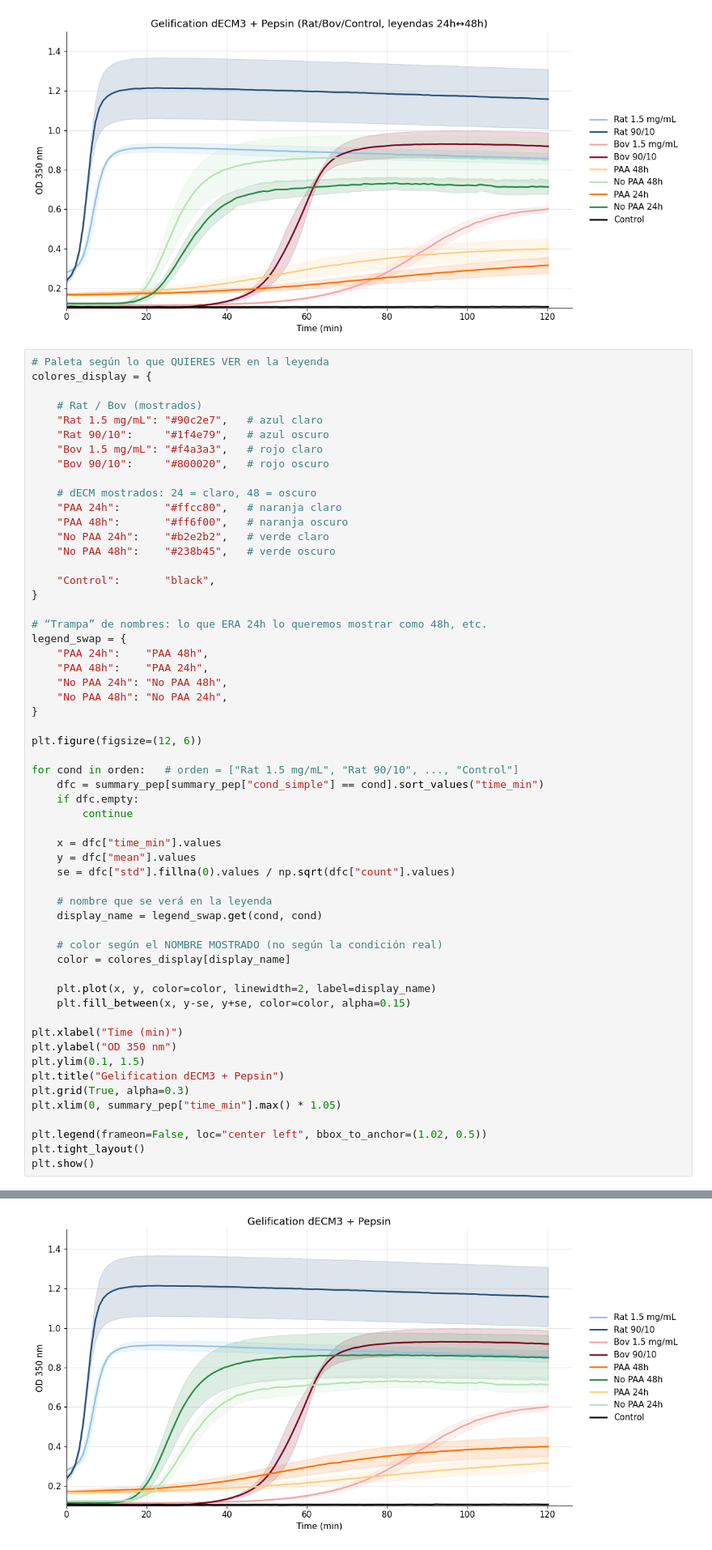
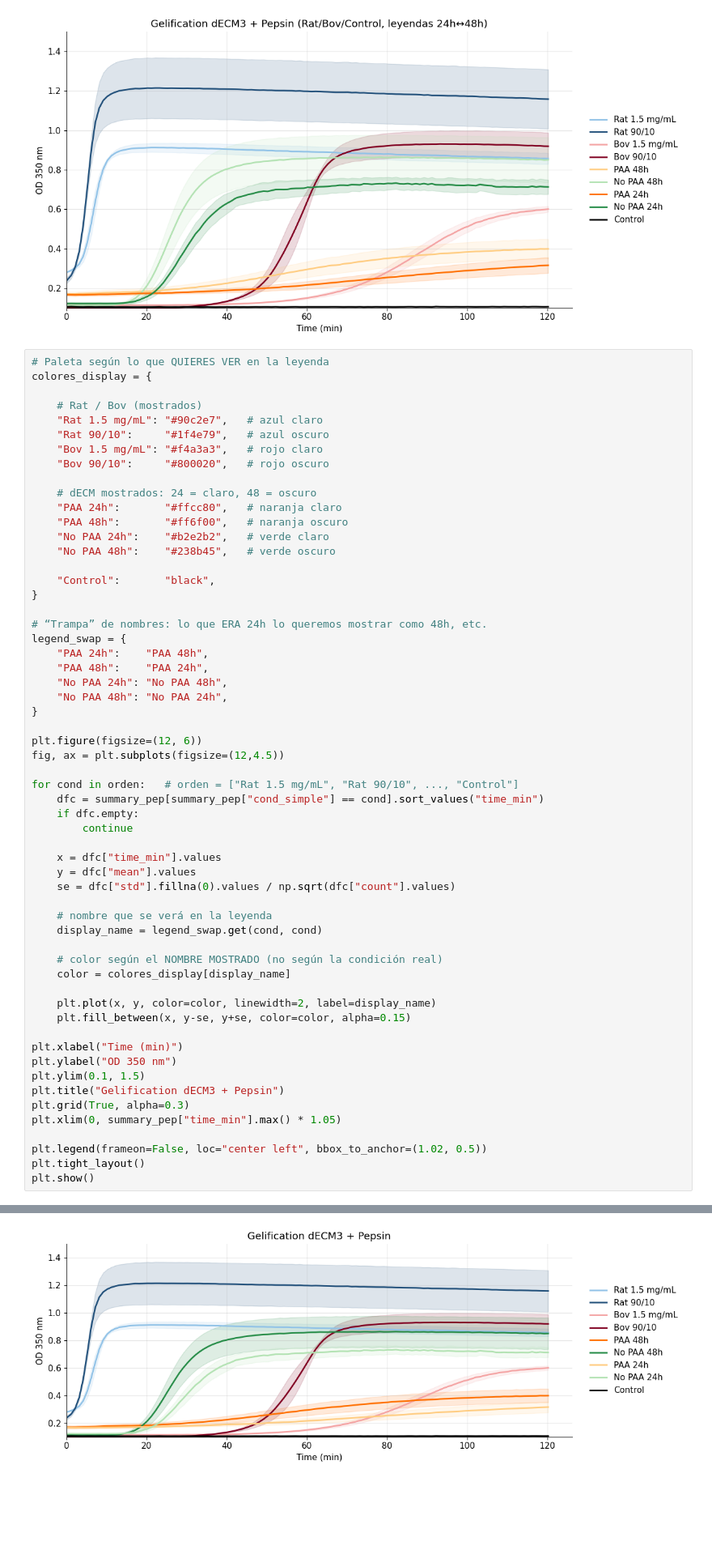
Before and after one commit to Bertaalcolea/Collagen_studies, a Jupyter notebook: dECM5.ipynb, the cells around one changed output, grey strips where cells are left out. Shown at 81% size. Drawn from its saved outputs; the diff is of its cells as text; blank space fills up the shorter version.

```diff
--- a/dECM5.ipynb
+++ b/dECM5.ipynb
@@ -1455,6 +1455,7 @@ legend_swap = {
 }
 
 plt.figure(figsize=(12, 6))
+fig, ax = plt.subplots(figsize=(12,4.5))
 
 for cond in orden:   # orden = ["Rat 1.5 mg/mL", "Rat 90/10", ..., "Control"]
     dfc = summary_pep[summary_pep["cond_simple"] == cond].sort_values("time_min")
@@ -1488 +1490 @@ plt.show()
-[figure, old version]
+[figure, new version]
```
Also changed, not shown: parts of 2 cells of this notebook.
